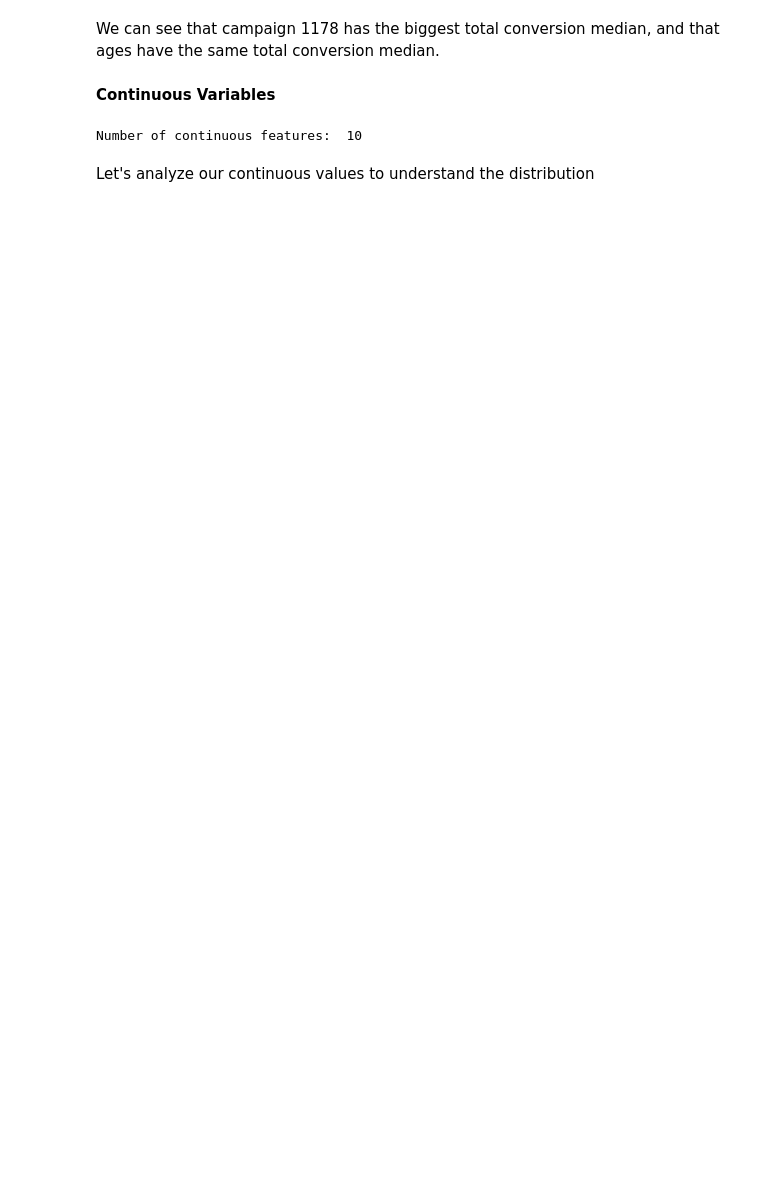
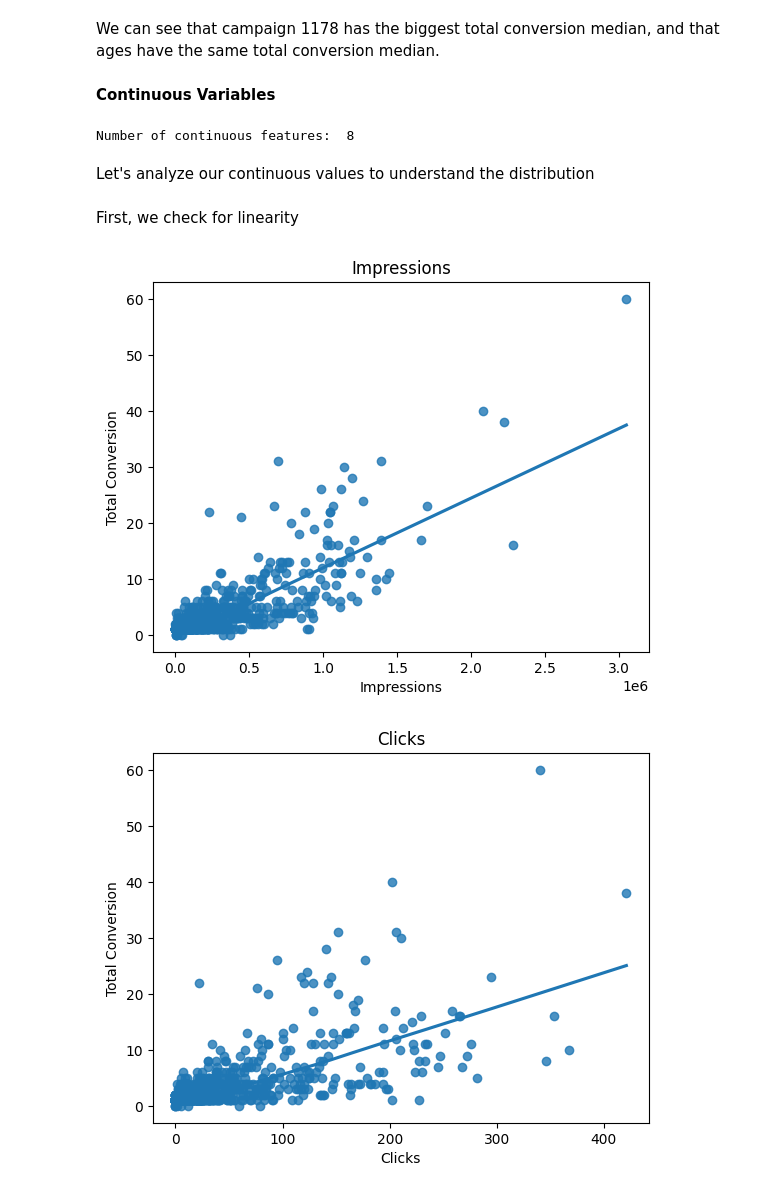
Before and after one commit to abdeloufir/marketing_camp_rev_pred, a Jupyter notebook: notebooks/data_eda.ipynb, the cells around one changed output. Drawn from its saved outputs; the diff is of its cells as text; code cells hidden in the pictures; blank space fills up the shorter version.

```diff
--- a/notebooks/data_eda.ipynb
+++ b/notebooks/data_eda.ipynb
@@ -85,9 +85,22 @@ We can see that campaign 1178 has the biggest total conversion median, and that
 # %% [markdown]
 **Continuous Variables**
 # %%
-continuous_features = [feature for feature in numerical_features if feature not in discrete_features and feature not in ['Ad_ID']]
+continuous_features = [feature for feature in numerical_features if feature not in discrete_features and feature not in ['Ad_ID', 'interest', 'FB_campaign_ID']]
 print('Number of continuous features: ', len(continuous_features))
 # %% [output]
-Number of continuous features:  10
+Number of continuous features:  8
 # %% [markdown]
 Let's analyze our continuous values to understand the distribution
+# %% [markdown]
+First, we check for linearity
+# %%
+for feature in continuous_features:
+    data = df.copy()
+    sns.regplot(x=feature, y='Total_Conversion', data=data, lowess=True)
+    plt.xlabel(feature)
+    plt.ylabel('Total Conversion')
+    plt.title(feature)
+    plt.show()
+# %% [output]
+[figure, added]
+[figure, added]
```
Also changed, not shown: parts of 20 cells of this notebook.
